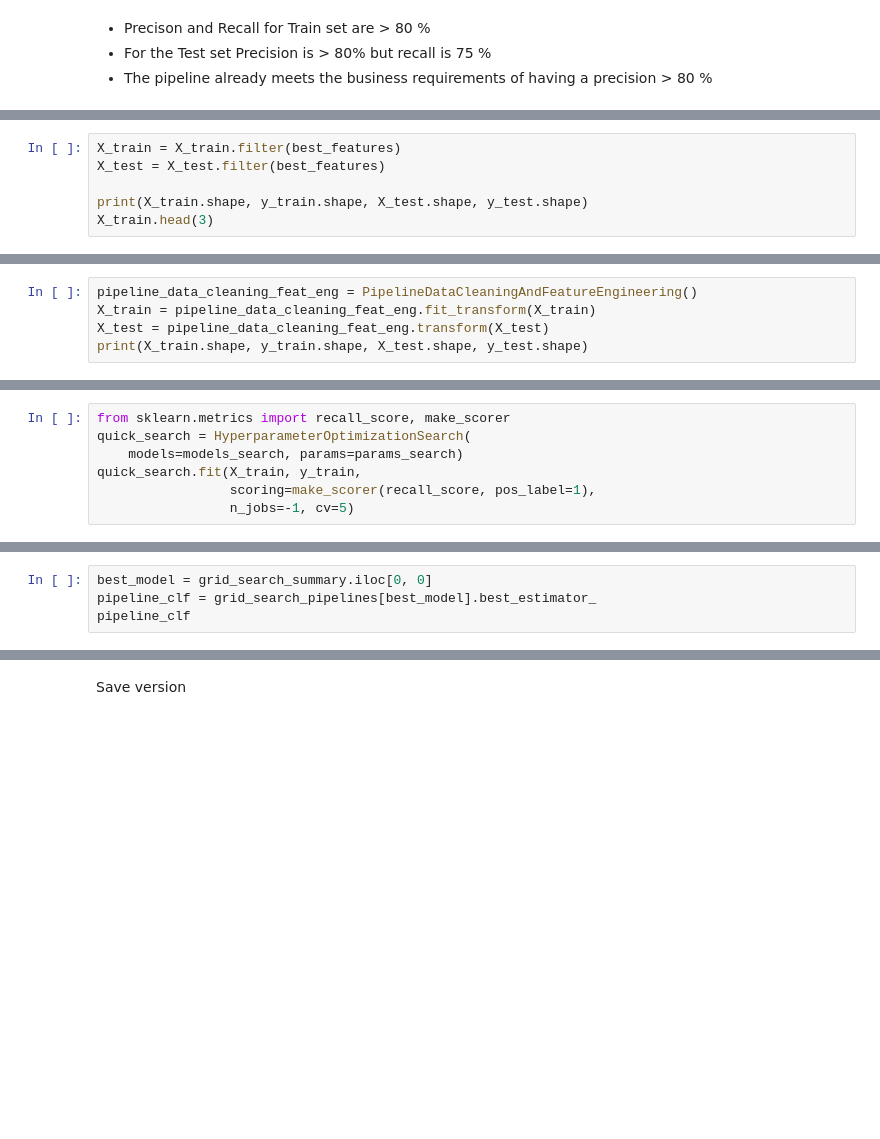
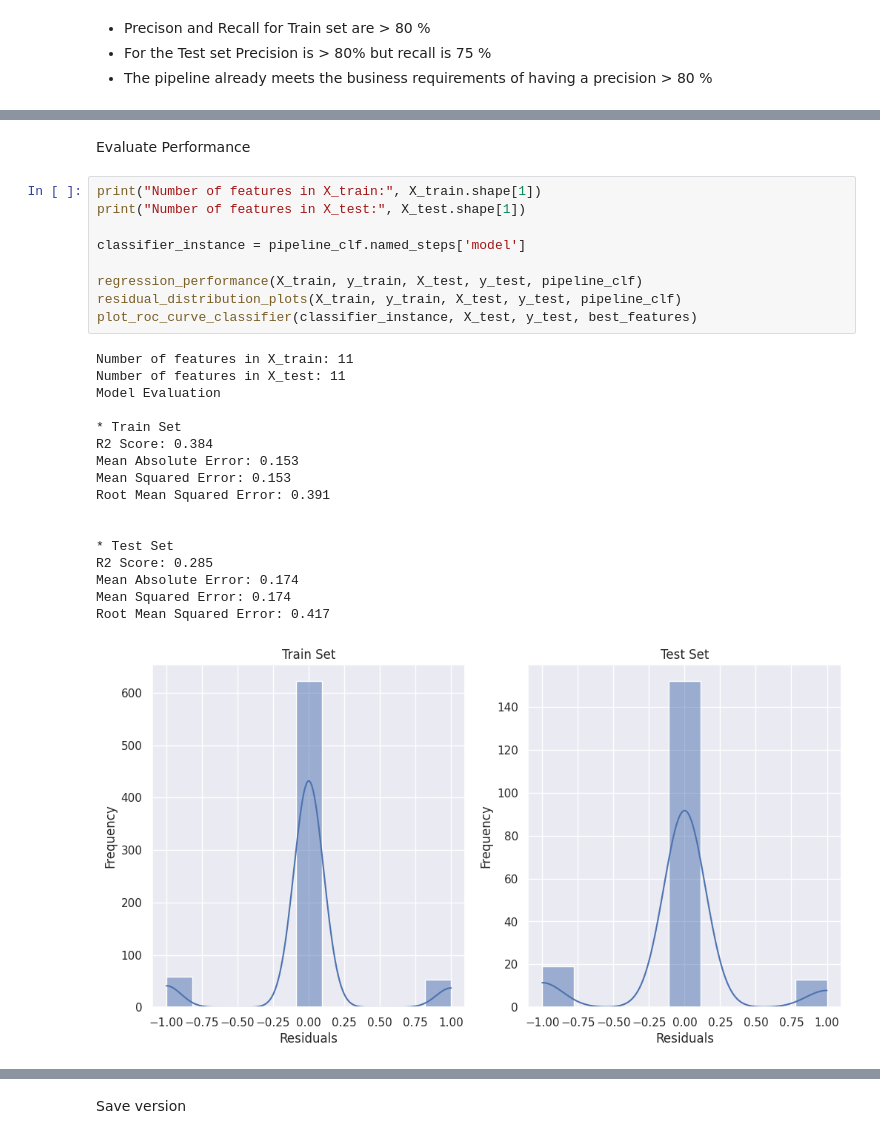
Before and after one commit to AngeloGaeta1990/Heart_attack_risk, a Jupyter notebook: jupyer_notebooks/ModelingAndEvaluation.ipynb, the cells around one changed output, grey strips where cells are left out. Saved outputs shown, nothing was run; the diff lists cells and outputs as text; blank space fills up the shorter version.

Commit message:
feat: ml model evaluation draft

```diff
--- a/jupyer_notebooks/ModelingAndEvaluation.ipynb
+++ b/jupyer_notebooks/ModelingAndEvaluation.ipynb
@@ -490,6 +433,0 @@ filter only the most important variables
-# %%
-X_train = X_train.filter(best_features)
-X_test = X_test.filter(best_features)
-
-print(X_train.shape, y_train.shape, X_test.shape, y_test.shape)
-X_train.head(3)
@@ -502,5 +433,0 @@ X_train.head(3)
-# %%
-pipeline_data_cleaning_feat_eng = PipelineDataCleaningAndFeatureEngineering()
-X_train = pipeline_data_cleaning_feat_eng.fit_transform(X_train)
-X_test = pipeline_data_cleaning_feat_eng.transform(X_test)
-print(X_train.shape, y_train.shape, X_test.shape, y_test.shape)
@@ -542,7 +433,0 @@ GridSearch CV
-# %%
-from sklearn.metrics import recall_score, make_scorer
-quick_search = HyperparameterOptimizationSearch(
-    models=models_search, params=params_search)
-quick_search.fit(X_train, y_train,
-                 scoring=make_scorer(recall_score, pos_label=1),
-                 n_jobs=-1, cv=5)
@@ -563,4 +433,0 @@ Define the best clf pipeline
-# %%
-best_model = grid_search_summary.iloc[0, 0]
-pipeline_clf = grid_search_pipelines[best_model].best_estimator_
-pipeline_clf
@@ -595,0 +498,29 @@ Prediction No heart disease                   59                     348
+# %% [markdown]
+Evaluate Performance
+# %%
+print("Number of features in X_train:", X_train.shape[1])
+print("Number of features in X_test:", X_test.shape[1])
+
+classifier_instance = pipeline_clf.named_steps['model']
+
+regression_performance(X_train, y_train, X_test, y_test, pipeline_clf)
+residual_distribution_plots(X_train, y_train, X_test, y_test, pipeline_clf)
+plot_roc_curve_classifier(classifier_instance, X_test, y_test, best_features)
+# %% [output]
+Number of features in X_train: 11
+Number of features in X_test: 11
+Model Evaluation
+
+* Train Set
+R2 Score: 0.384
+Mean Absolute Error: 0.153
+Mean Squared Error: 0.153
+Root Mean Squared Error: 0.391
+
+
+* Test Set
+R2 Score: 0.285
+Mean Absolute Error: 0.174
+Mean Squared Error: 0.174
+Root Mean Squared Error: 0.417
+[figure, added]
```
Also changed, not shown: parts of 38 cells of this notebook.
